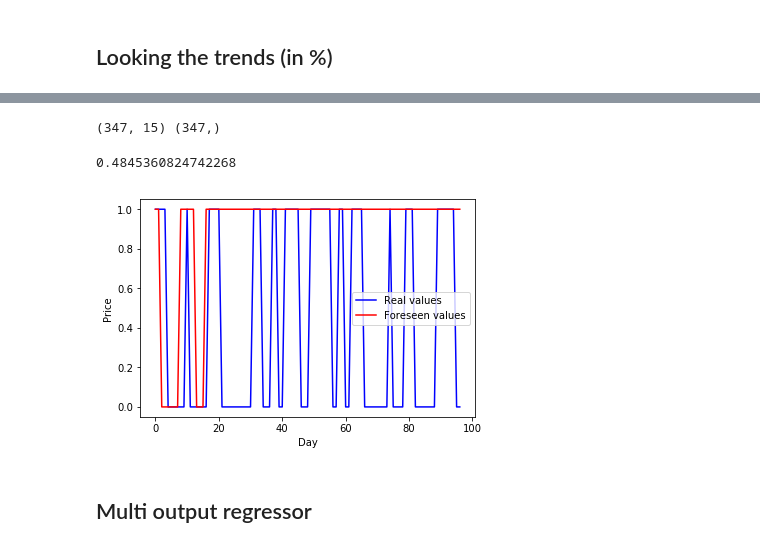
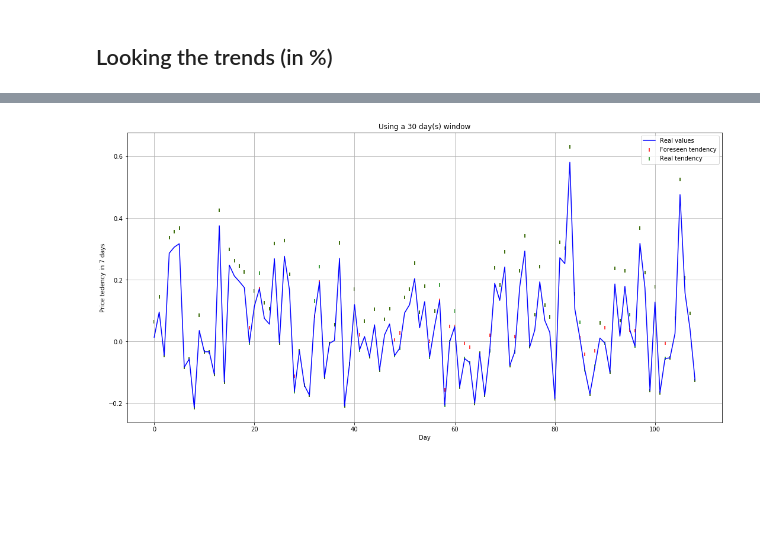
Before and after one commit to ithallojunior/bitcoin_data_analysis, a Jupyter notebook: data_analysis.ipynb, the cells around one changed output, grey strips where cells are left out. Saved outputs shown, nothing was run; the diff lists cells and outputs as text; code cells hidden in the pictures; blank space fills up the shorter version.

```diff
--- a/data_analysis.ipynb
+++ b/data_analysis.ipynb
@@ -131,7 +151,0 @@ y_test = y[250:]
-# %%
-reg =  MLPRegressor(algorithm='adam', alpha=0.1, hidden_layer_sizes=(60), random_state=None,
-                verbose=False, max_iter=10000, shuffle= False, tol=1e-10)
-# %%
-reg.fit(X_train_std, y_train)
-print reg.score(X_test_std, y_test)
-pred = reg.predict(X_test_std)
@@ -139,0 +152,4 @@ pred = reg.predict(X_test_std)
+# %%
+X_train_std2, X_test_std2, y_train2, y_test2 = train_test_split(X_std2, y2, test_size=0.33, random_state=42)
+print X_train_std2.shape, X_test_std2.shape
+print y_train2.shape, y_test2.shape
@@ -139,0 +186,7 @@ pred = reg.predict(X_test_std)
+# %%
+#reg.fit(X_train_std, y_train)
+reg2 = best_finder_b(reg, 500, 0.2)
+print reg2.score(X_test_std2, y_test2)
+pred2 = reg2.predict(X_test_std2)
+print "Accuracy for binarization", bin_score(pred2, y_test_bin)
+pred_bin = np.where(1, pred2>0, 0)
@@ -180,9 +212,0 @@ print series_creator_binary(a,y, length=3, extra_days_to_see=1)
-# %%
-X, y = series_creator_binary(X=mid.values, y=data.High.values, length=15, extra_days_to_see=3) # because 1 is default
-
-print X.shape, y.shape
-scaler = MinMaxScaler()
-scaler.fit(X)
-X_std = scaler.transform(X)
-# %% [output]
-(347, 15) (347,)
@@ -200,18 +213,20 @@ clf =  MLPClassifier(algorithm='l-bfgs', alpha=0.1, hidden_layer_sizes=(100), ra
-# %%
-clf.fit(X_train_std, y_train)
-
-print clf.score(X_test_std, y_test)
-pred = clf.predict(X_test_std)
-# %% [output]
-0.4845360824742268
 # %%
-plt.plot(y_test, c='b', label="Real values")
-plt.plot(pred, c='r', label="Foreseen values")
+
+v = y_test2 + pred_bin/20.
+v1 = y_test2 + y_test_bin/20.
+
+plt.figure(figsize = (18,9))
+plt.plot(generic_x, y_test2, c='b', label="Real values")
+
+plt.scatter(generic_x, v, c="r", marker="|", label="Foreseen tendency")
+plt.scatter(generic_x, v1, c='g', marker="|", label="Real tendency")
+
 plt.xlabel("Day")
-plt.ylabel("Price")
+plt.grid()
+plt.title("Using a %s day(s) window"%span)
+plt.ylabel("Price tedency in %s days"%days)
 plt.legend(loc='best')
+
 plt.show()
 # %% [output]
-[figure, old version]
+[figure, new version]
-# %% [markdown]
-## Multi output regressor
```
Also changed, not shown: parts of 35 cells of this notebook.
